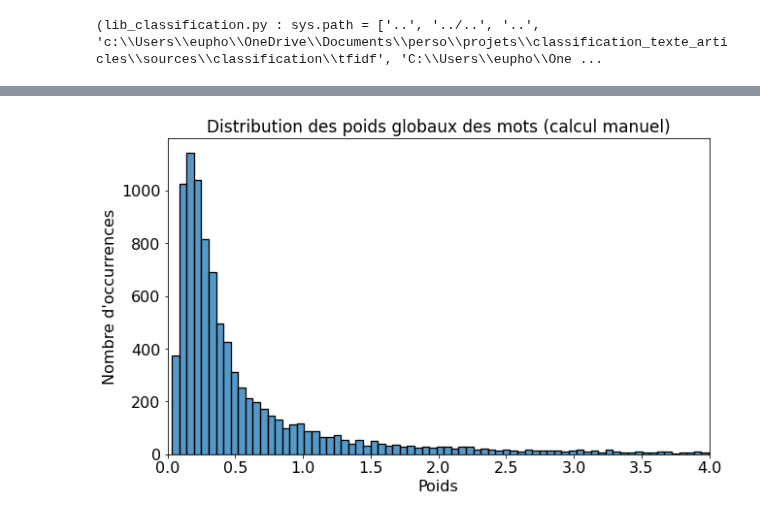
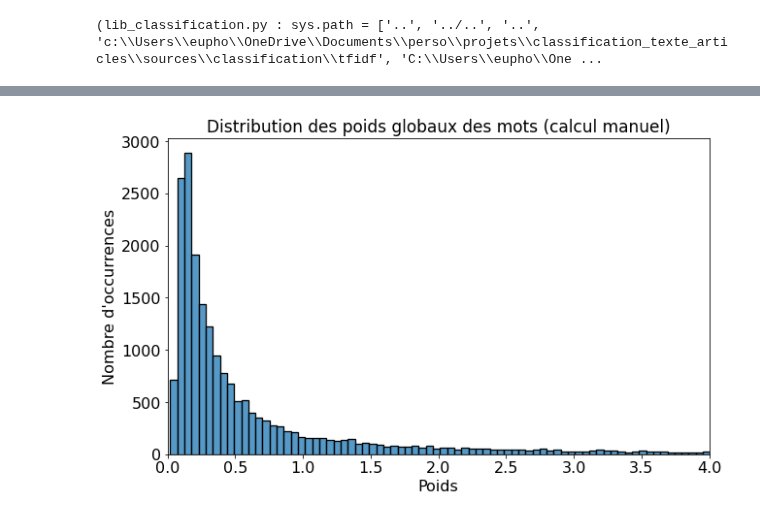
Before and after one commit to lolodino77/classification_texte_articles, a Jupyter notebook: sources/classification/tfidf/1_tfidf.ipynb, the cells around one changed output, grey strips where cells are left out. Saved outputs shown, nothing was run; the diff lists cells and outputs as text; code cells hidden in the pictures.

```diff
--- a/sources/classification/tfidf/1_tfidf.ipynb
+++ b/sources/classification/tfidf/1_tfidf.ipynb
@@ -20,12 +20,12 @@ pd.set_option('display.max_colwidth', None) #afficher texte entier dans datafram
 # %% [output]
 (lib_classification.py : sys.path = ['..', '../..', '..', 'c:\\Users\\eupho\\OneDrive\\Documents\\perso\\projets\\classification_texte_articles\\sources\\classification\\tfidf', 'C:\\Users\\eupho\\One ...
 # %%
-corpus = pd.read_csv(r"C:\Users\eupho\OneDrive\Documents\perso\projets\classification_texte_articles\data\input\merged_corpus\corpus_sceptic_theist.csv)
+corpus = pd.read_csv(r"C:\Users\eupho\OneDrive\Documents\perso\projets\classification_texte_articles\data\input\merged_corpus\corpus_sceptic_theist.csv")
 corpus = get_balanced_binary_dataset(corpus, class_col_name="category")
 
 print(corpus["category_bin"].value_counts())
 print("presence de doublons ?")
 print(corpus.id.duplicated().any())
 print(corpus.index.duplicated().any())
-corpus
+# corpus
 # %% [output]
@@ -85,0 +84,6 @@ X_tfidf :
+# %%
+X = corpus["message_preprocessed"]
+y = corpus["category"]
+indices = corpus["id"]
+tfidf_vectorizer = TfidfVectorizer()
+X_tfidf = tfidf_vectorizer.fit_transform(X)
@@ -112,19 +201,0 @@ plt.show()
-# %%
-#Plot 2 de la matrice (avec scatterplot de seaborn)
-X_tfidf_dict = X_train_tfidf.todok()
-# X_tfidf_dict = X_tfidf[:10000,:].todok()
-X_tfidf_xy = np.array(list(X_tfidf_dict.keys()))
-X_tfidf_val = np.array(list(X_tfidf_dict.values()))
-
-path = PureWindowsPath(os.getcwd() + "\\data\\output\\tfidf_matrix_seaborn.png")
-path = path.as_posix()
-
-sb.scatterplot(x=X_tfidf_xy[:,0], y=X_tfidf_xy[:,1], hue=X_tfidf_val, palette=sb.dark_palette("#69d", reverse=True, as_cmap=True))
-plt.xlabel("Documents", size=16)
-plt.ylabel("Mots", size=16)
-plt.title("Matrice tfidf documents*mots", size=17)
-plt.xticks(fontsize=16)
-plt.yticks(fontsize=16)
-plt.rcParams["figure.figsize"] = (12, 8)
-plt.savefig(path)
-plt.show()
@@ -237,7 +202,7 @@ plt.show()
 # %%
 # Calcul manuel des poids
-print("X_train_tfidf.shape =", X_train_tfidf.shape)
-words_weights = X_train_tfidf.sum(axis=0)
+print("X_tfidf.shape =", X_tfidf.shape)
+words_weights = X_tfidf.sum(axis=0)
 print("words_weights.shape =", words_weights.shape)
 print(words_weights)
 print(words_weights.shape)
@@ -285,22 +266,22 @@ scores_tfidf.shape = (9661, 3)
 # %%
 # Distribution des poids globaux des mots (calcules avec a la main)
 # Pour chaque phrase, y a-t-il beaucoup de mots qui ont ete trouves et qui ont influences positivement la prediction ?
-path = PureWindowsPath(os.getcwd() + "\\data\\output\\words_weights_distribution_manuel.png")
-path = path.as_posix()
+# path = PureWindowsPath(os.getcwd() + "\\data\\output\\words_weights_distribution_manuel.png")
+# path = path.as_posix()
 
 # sb.histplot(words_weights[:100000])
 sb.histplot(words_weights, edgecolor="black", linewidth=1.3)
 # plt.yscale('log')
 plt.xlabel("Poids", size=16)
 plt.ylabel("Nombre d'occurrences", size=16)
 plt.title("Distribution des poids globaux des mots (calcul manuel)", size=17)
 plt.xticks(fontsize=16)
 plt.yticks(fontsize=16)
 plt.rcParams["figure.figsize"] = (10, 6)
 plt.xlim(0, 4)
-plt.savefig(path)
+# plt.savefig(path)
 plt.show()
 # %% [output]
-[figure, old version]
+[figure, new version]
 # %%
 # Calcul des poids locaux des mots (poids des mots pour chaque document)
```
Also changed, not shown: parts of 21 cells of this notebook, 1 other file.
